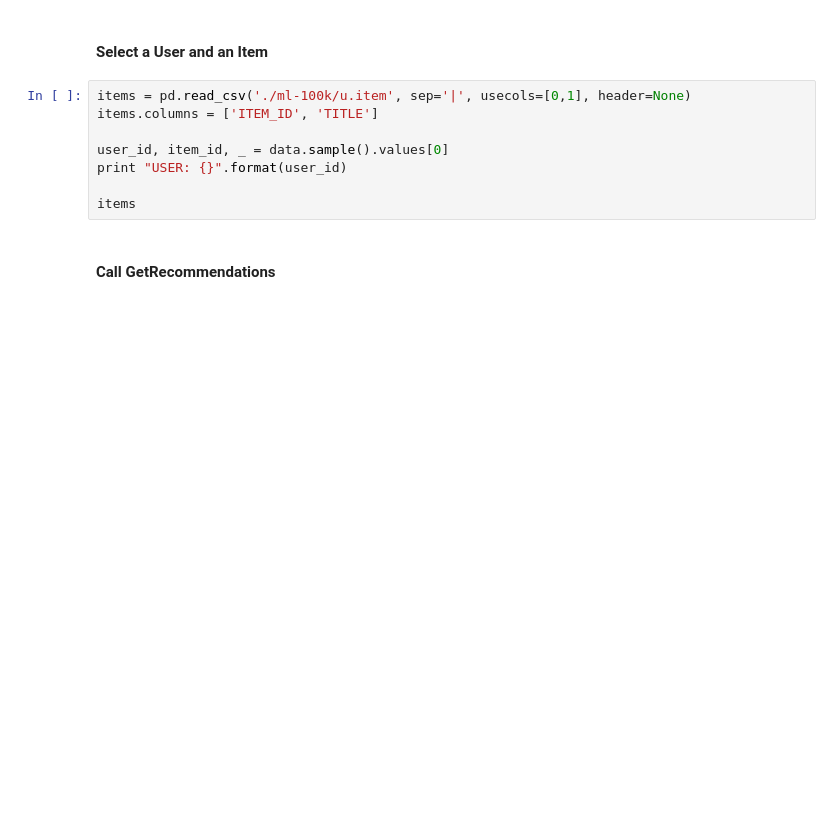
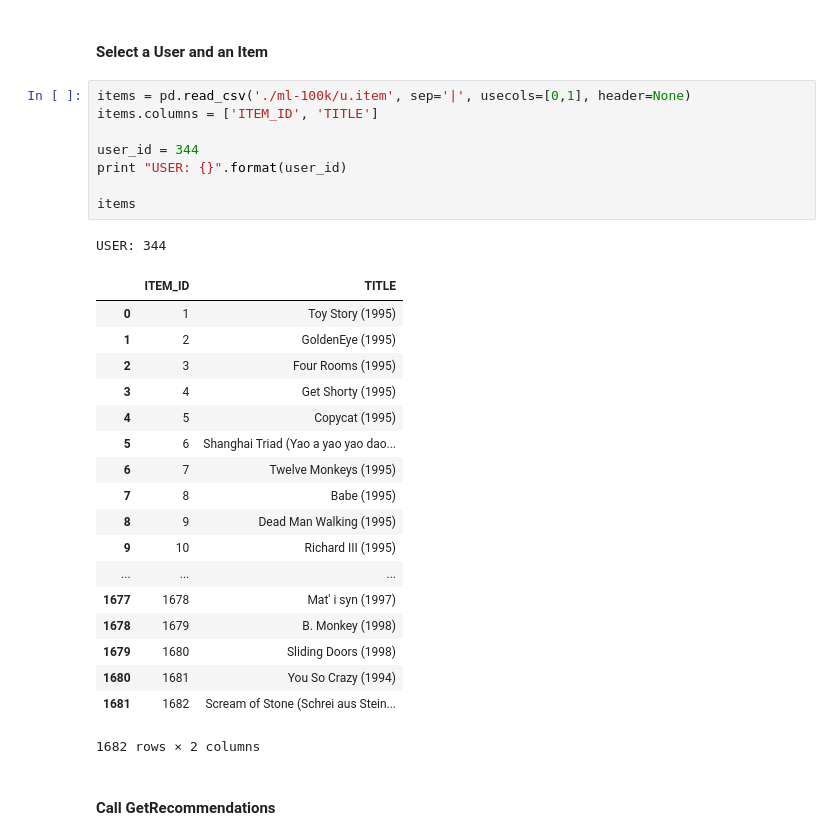
Before and after one commit to yudho/machine-learning-workshop, a Jupyter notebook: recommendation-engine-with-personalize/personalize_sample_notebook.ipynb, the cells around one changed output. Cells and saved outputs as stored; diff of their text form; blank space fills up the shorter version.

```diff
--- a/recommendation-engine-with-personalize/personalize_sample_notebook.ipynb
+++ b/recommendation-engine-with-personalize/personalize_sample_notebook.ipynb
@@ -351,11 +345,31 @@ while time.time() < max_time:
 # %%
 items = pd.read_csv('./ml-100k/u.item', sep='|', usecols=[0,1], header=None)
 items.columns = ['ITEM_ID', 'TITLE']
 
-user_id, item_id, _ = data.sample().values[0]
+user_id = 344
 print "USER: {}".format(user_id)
 
 items
+# %% [output]
+USER: 344
+|  | ITEM_ID | TITLE |
+| 0 | 1 | Toy Story (1995) |
+| 1 | 2 | GoldenEye (1995) |
+| 2 | 3 | Four Rooms (1995) |
+| 3 | 4 | Get Shorty (1995) |
+| 4 | 5 | Copycat (1995) |
+| 5 | 6 | Shanghai Triad (Yao a yao yao dao... |
+| 6 | 7 | Twelve Monkeys (1995) |
+| 7 | 8 | Babe (1995) |
+| 8 | 9 | Dead Man Walking (1995) |
+| 9 | 10 | Richard III (1995) |
+| ... | ... | ... |
+| 1677 | 1678 | Mat' i syn (1997) |
+| 1678 | 1679 | B. Monkey (1998) |
+| 1679 | 1680 | Sliding Doors (1998) |
+| 1680 | 1681 | You So Crazy (1994) |
+| 1681 | 1682 | Scream of Stone (Schrei aus Stein... |
+1682 rows × 2 columns
 # %% [markdown]
 #### Call GetRecommendations
 # %%
```
Also changed, not shown: parts of 2 cells of this notebook, 1 other file.
